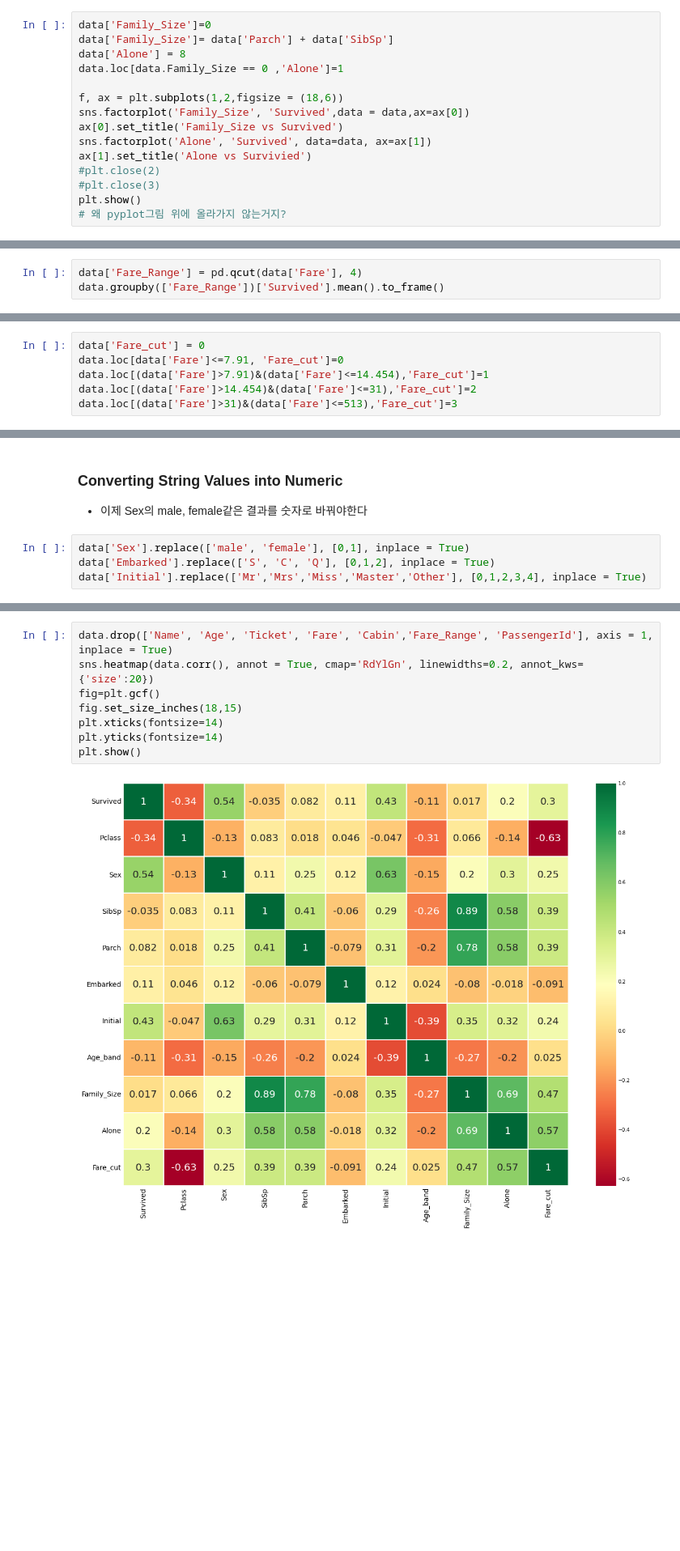
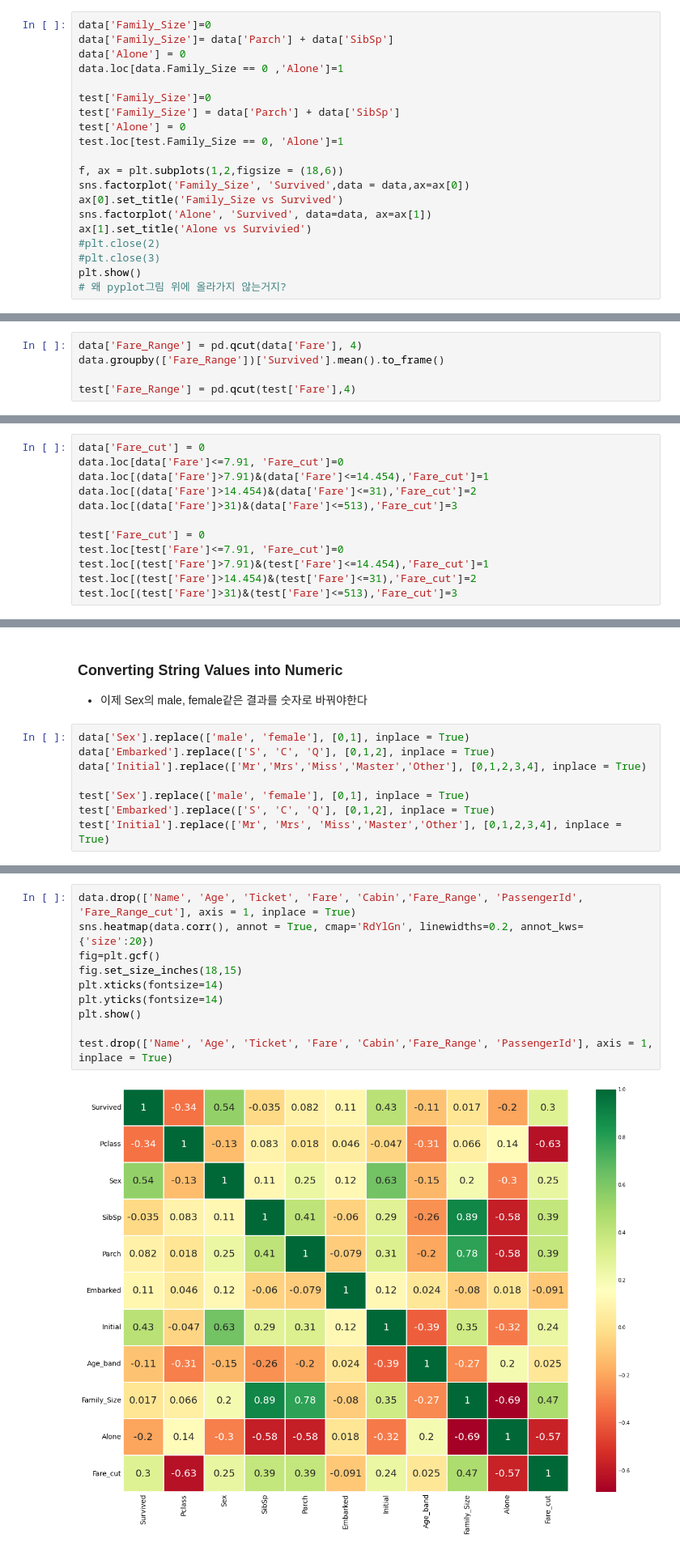
Before and after one commit to Yumpop/Kaggle_practice, a Jupyter notebook: titanic-second-project-1.ipynb, the cells around one changed output, grey strips where cells are left out. Shown: that part at 81% size. Drawn from its saved outputs; the diff is of its cells as text; blank space fills up the shorter version.

```diff
--- a/titanic-second-project-1.ipynb
+++ b/titanic-second-project-1.ipynb
@@ -357,8 +374,13 @@ sns.factorplot('Age_band', 'Survived', data = data, col = 'Pclass')
 # %%
 data['Family_Size']=0
 data['Family_Size']= data['Parch'] + data['SibSp']
-data['Alone'] = 8
+data['Alone'] = 0
 data.loc[data.Family_Size == 0 ,'Alone']=1
+
+test['Family_Size']=0
+test['Family_Size'] = data['Parch'] + data['SibSp']
+test['Alone'] = 0
+test.loc[test.Family_Size == 0, 'Alone']=1
 
 f, ax = plt.subplots(1,2,figsize = (18,6))
 sns.factorplot('Family_Size', 'Survived',data = data,ax=ax[0])
@@ -386,3 +408,5 @@ plt.show()
 # %%
 data['Fare_Range'] = pd.qcut(data['Fare'], 4)
 data.groupby(['Fare_Range'])['Survived'].mean().to_frame()
+
+test['Fare_Range'] = pd.qcut(test['Fare'],4)
@@ -412,6 +429,12 @@ data.loc[data['Fare']<=7.91, 'Fare_cut']=0
 data.loc[(data['Fare']>7.91)&(data['Fare']<=14.454),'Fare_cut']=1
 data.loc[(data['Fare']>14.454)&(data['Fare']<=31),'Fare_cut']=2
 data.loc[(data['Fare']>31)&(data['Fare']<=513),'Fare_cut']=3
+
+test['Fare_cut'] = 0
+test.loc[test['Fare']<=7.91, 'Fare_cut']=0
+test.loc[(test['Fare']>7.91)&(test['Fare']<=14.454),'Fare_cut']=1
+test.loc[(test['Fare']>14.454)&(test['Fare']<=31),'Fare_cut']=2
+test.loc[(test['Fare']>31)&(test['Fare']<=513),'Fare_cut']=3
 # %%
 sns.factorplot('Fare_cut', 'Survived', data = data, hue = 'Sex')
 plt.show()
@@ -424,6 +447,10 @@ plt.show()
 data['Sex'].replace(['male', 'female'], [0,1], inplace = True)
 data['Embarked'].replace(['S', 'C', 'Q'], [0,1,2], inplace = True)
 data['Initial'].replace(['Mr','Mrs','Miss','Master','Other'], [0,1,2,3,4], inplace = True)
+
+test['Sex'].replace(['male', 'female'], [0,1], inplace = True)
+test['Embarked'].replace(['S', 'C', 'Q'], [0,1,2], inplace = True)
+test['Initial'].replace(['Mr', 'Mrs', 'Miss','Master','Other'], [0,1,2,3,4], inplace = True)
 # %% [markdown]
 ### 필요없는 데이터 삭제
 - name -> 범주형데이터로 바뀌지 않으므로 삭제
@@ -434,15 +461,17 @@ data['Initial'].replace(['Mr','Mrs','Miss','Master','Other'], [0,1,2,3,4], inpla
 - fare_range -> 이미 fare_cut를 가지고 있음
 - Passengerld -> 분류불가능
 # %%
-data.drop(['Name', 'Age', 'Ticket', 'Fare', 'Cabin','Fare_Range', 'PassengerId'], axis = 1, inplace = True)
+data.drop(['Name', 'Age', 'Ticket', 'Fare', 'Cabin','Fare_Range', 'PassengerId', 'Fare_Range_cut'], axis = 1, inplace = True)
 sns.heatmap(data.corr(), annot = True, cmap='RdYlGn', linewidths=0.2, annot_kws={'size':20})
 fig=plt.gcf()
 fig.set_size_inches(18,15)
 plt.xticks(fontsize=14)
 plt.yticks(fontsize=14)
 plt.show()
+
+test.drop(['Name', 'Age', 'Ticket', 'Fare', 'Cabin','Fare_Range', 'PassengerId'], axis = 1, inplace = True)
 # %% [output]
-[figure, old version]
+[figure, new version]
 # %% [markdown]
 - SibSp andd Family_Size and Parch and Family_Sized은 긍정적 반응
 - Alone and Family_Size.은 부정적 반응들을 보여줌
```
Also changed, not shown: parts of 34 cells of this notebook.
